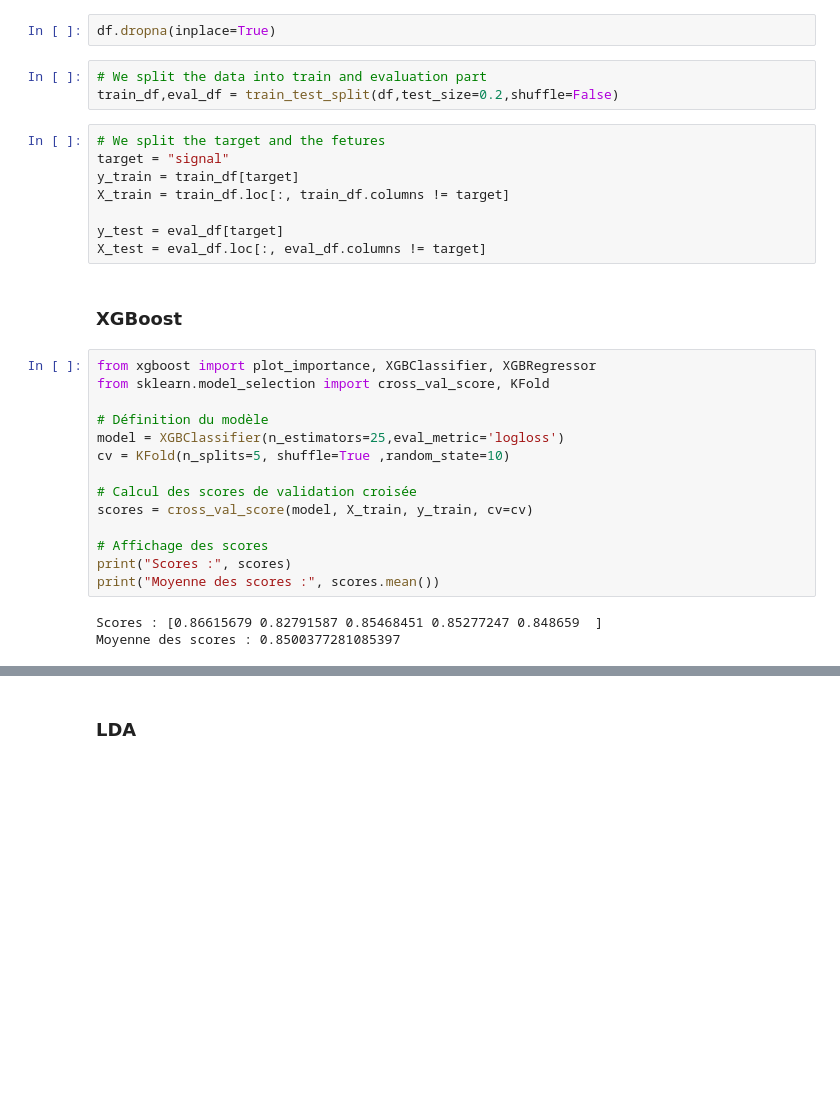
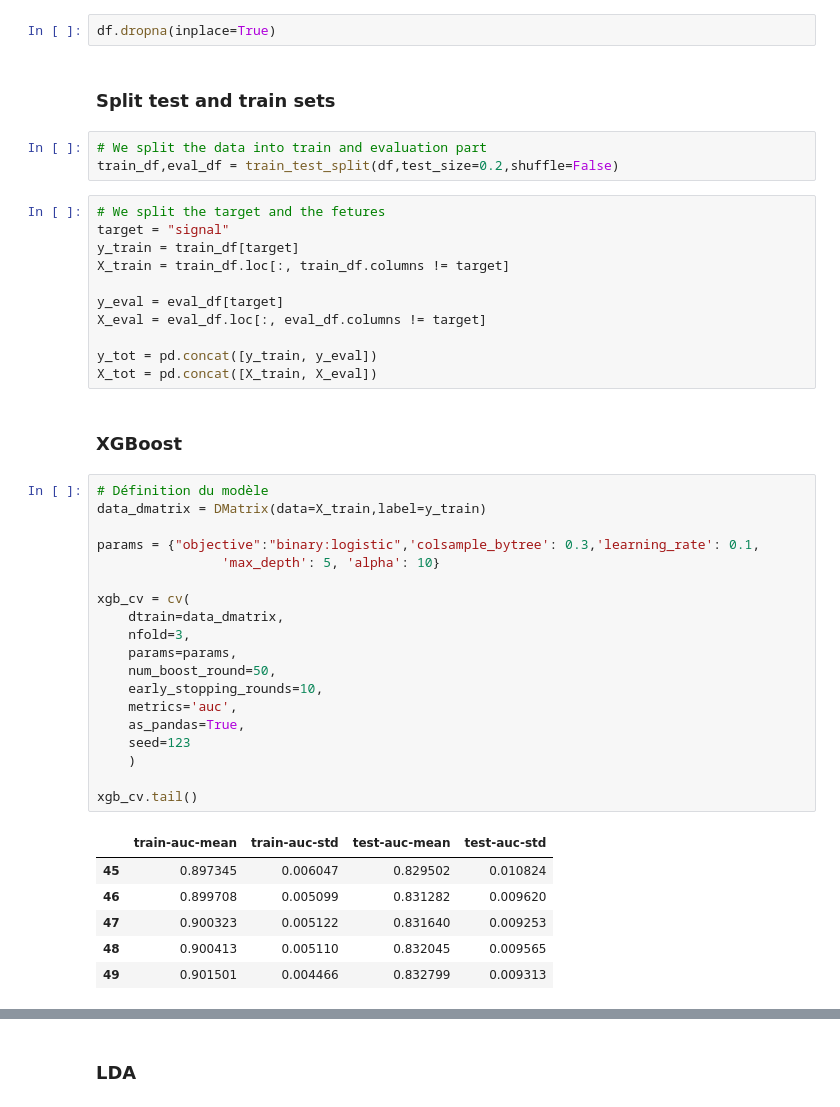
Before and after one commit to atisben/RL-Trading, a Jupyter notebook: trading.ipynb, the cells around one changed output, grey strips where cells are left out. Cells and saved outputs as stored; diff of their text form; blank space fills up the shorter version.

```diff
--- a/trading.ipynb
+++ b/trading.ipynb
@@ -328,6 +336,8 @@ plt.show()
 [figure]
 # %%
 df.dropna(inplace=True)
+# %% [markdown]
+### Split test and train sets
 # %%
 # We split the data into train and evaluation part
 train_df,eval_df = train_test_split(df,test_size=0.2,shuffle=False)
@@ -337,24 +347,36 @@ target = "signal"
 y_train = train_df[target]
 X_train = train_df.loc[:, train_df.columns != target]
 
-y_test = eval_df[target]
-X_test = eval_df.loc[:, eval_df.columns != target]
+y_eval = eval_df[target]
+X_eval = eval_df.loc[:, eval_df.columns != target]
+
+y_tot = pd.concat([y_train, y_eval])
+X_tot = pd.concat([X_train, X_eval])
 # %% [markdown]
 ### XGBoost
-# %%
-from xgboost import plot_importance, XGBClassifier, XGBRegressor
-from sklearn.model_selection import cross_val_score, KFold
-
-# Définition du modèle
-model = XGBClassifier(n_estimators=25,eval_metric='logloss')
-cv = KFold(n_splits=5, shuffle=True ,random_state=10)
-
-# Calcul des scores de validation croisée
-scores = cross_val_score(model, X_train, y_train, cv=cv)
-
-# Affichage des scores
-print("Scores :", scores)
-print("Moyenne des scores :", scores.mean())
-# %% [output]
-Scores : [0.86615679 0.82791587 0.85468451 0.85277247 0.848659  ]
-Moyenne des scores : 0.8500377281085397
+# %%
+# Définition du modèle
+data_dmatrix = DMatrix(data=X_train,label=y_train)
+
+params = {"objective":"binary:logistic",'colsample_bytree': 0.3,'learning_rate': 0.1,
+                'max_depth': 5, 'alpha': 10}
+
+xgb_cv = cv(
+    dtrain=data_dmatrix,
+    nfold=3,
+    params=params,
+    num_boost_round=50,
+    early_stopping_rounds=10,
+    metrics='auc',
+    as_pandas=True,
+    seed=123
+    )
+
+xgb_cv.tail()
+# %% [output]
+|  | train-auc-mean | train-auc-std | test-auc-mean | test-auc-std |
+| 45 | 0.897345 | 0.006047 | 0.829502 | 0.010824 |
+| 46 | 0.899708 | 0.005099 | 0.831282 | 0.009620 |
+| 47 | 0.900323 | 0.005122 | 0.831640 | 0.009253 |
+| 48 | 0.900413 | 0.005110 | 0.832045 | 0.009565 |
+| 49 | 0.901501 | 0.004466 | 0.832799 | 0.009313 |
```
Also changed, not shown: parts of 13 cells of this notebook, 1 other file.
